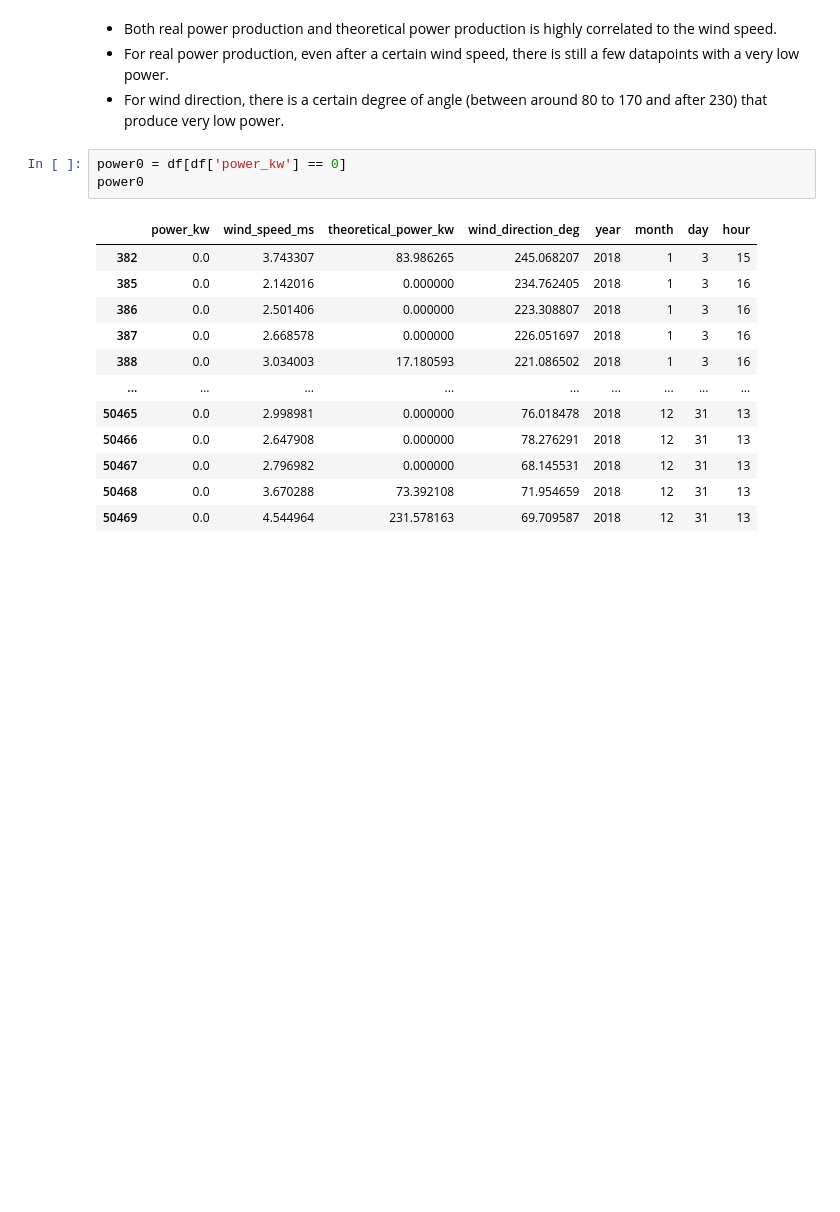
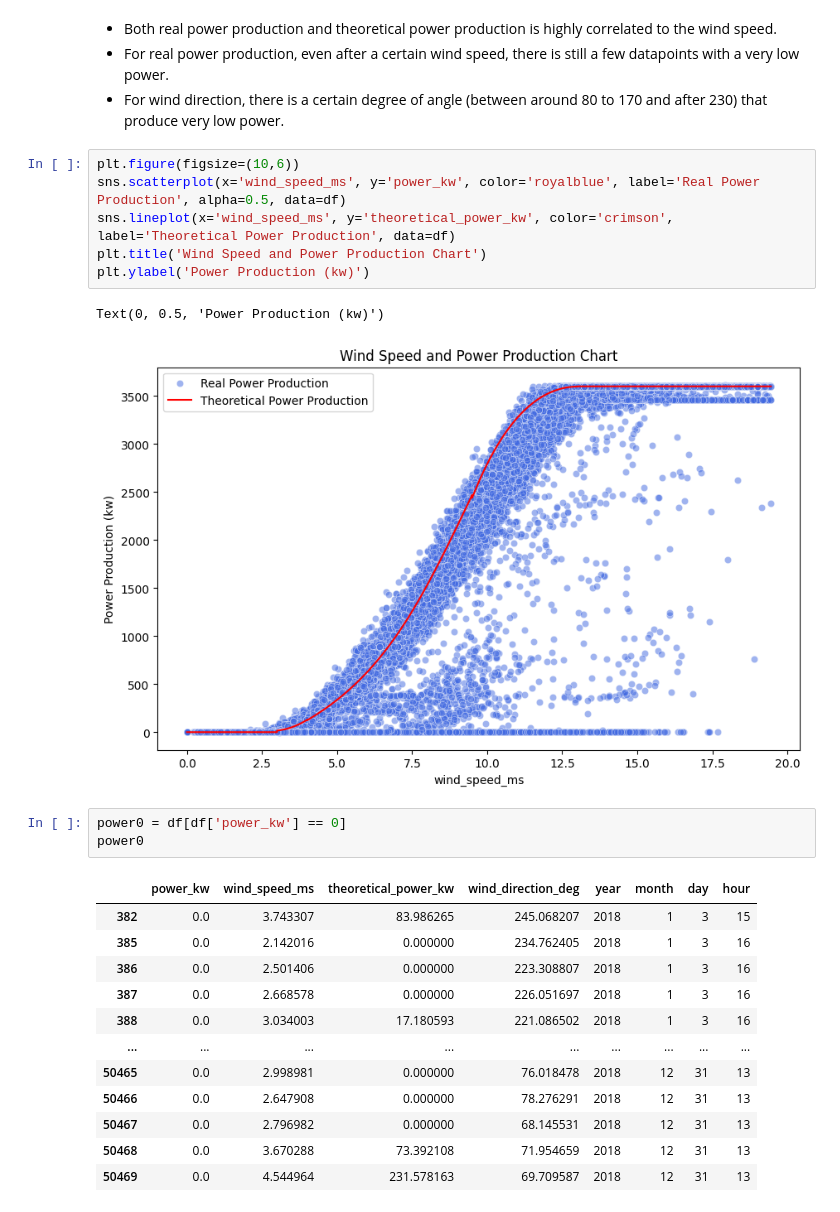
Before and after one commit to amrhkm/wind-turbine-power-prediction, a Jupyter notebook: train/palingperform.ipynb, the cells around one changed output. Saved outputs shown, nothing was run; the diff lists cells and outputs as text; blank space fills up the shorter version.

```diff
--- a/train/palingperform.ipynb
+++ b/train/palingperform.ipynb
@@ -309,6 +310,15 @@ plt.show()
 - Both real power production and theoretical power production is highly correlated to the wind speed.
 - For real power production, even after a certain wind speed, there is still a few datapoints with a very low power.
 - For wind direction, there is a certain degree of angle (between around 80 to 170 and after 230) that produce very low power.
+# %%
+plt.figure(figsize=(10,6))
+sns.scatterplot(x='wind_speed_ms', y='power_kw', color='royalblue', label='Real Power Production', alpha=0.5, data=df)
+sns.lineplot(x='wind_speed_ms', y='theoretical_power_kw', color='crimson', label='Theoretical Power Production', data=df)
+plt.title('Wind Speed and Power Production Chart')
+plt.ylabel('Power Production (kw)')
+# %% [output]
+Text(0, 0.5, 'Power Production (kw)')
+[figure, added]
 # %%
 power0 = df[df['power_kw'] == 0]
 power0
```
Also changed, not shown: parts of 12 cells of this notebook.
